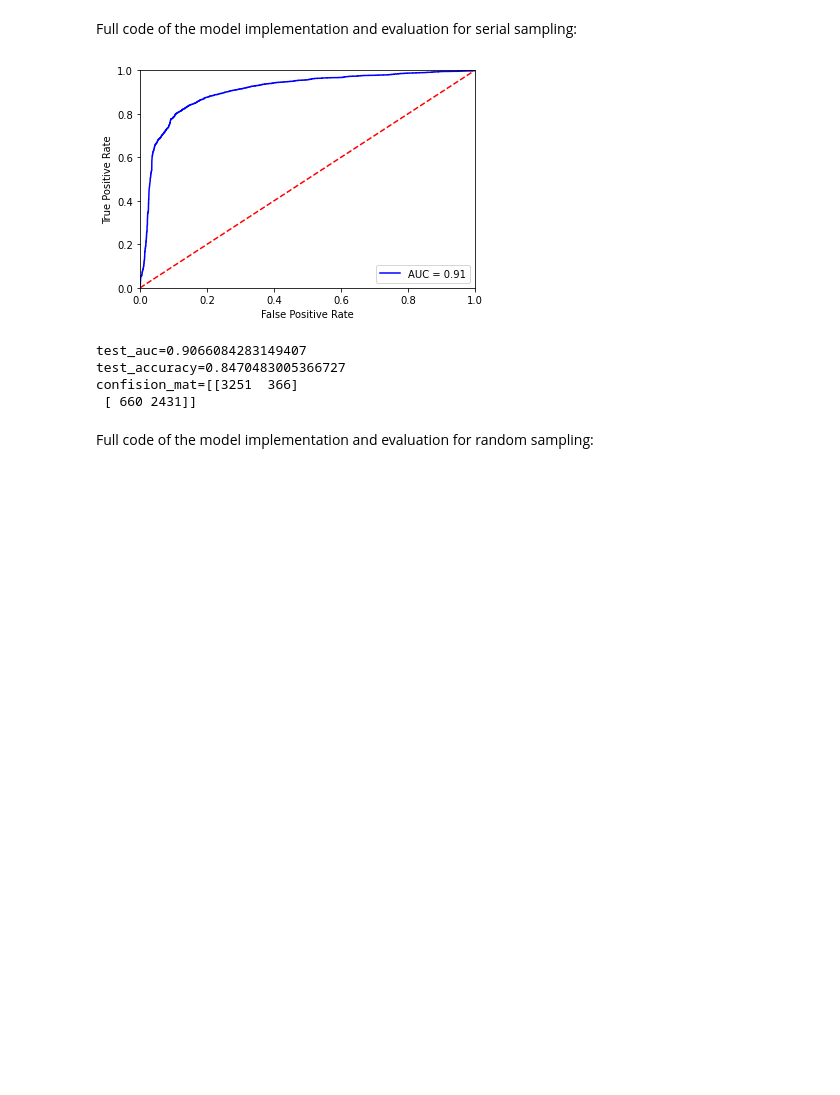
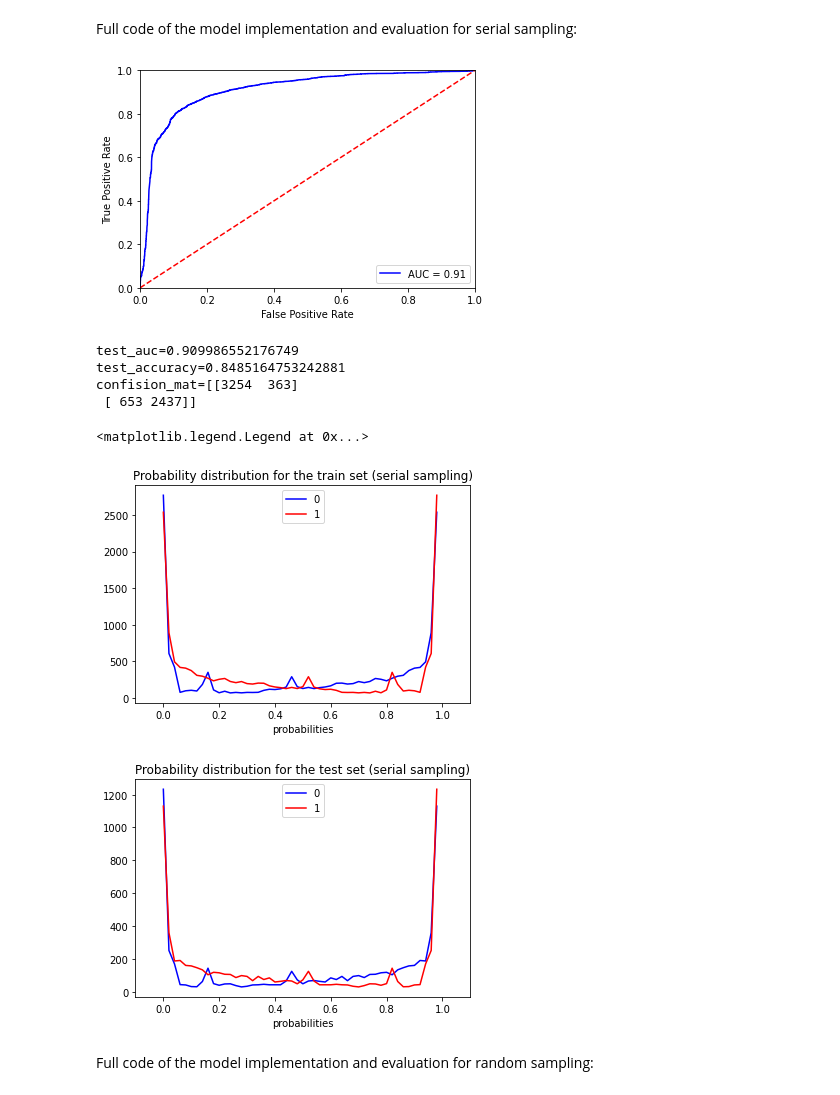
Before and after one commit to ish-codes-magic/DESY_Summer_Project, a Jupyter notebook: Report.ipynb, the cells around one changed output. Saved outputs shown, nothing was run; the diff lists cells and outputs as text; code cells hidden in the pictures; blank space fills up the shorter version.

```diff
--- a/Report.ipynb
+++ b/Report.ipynb
@@ -448,37 +483,81 @@ preds=np.array(predicts.select('prediction').collect())
 probas_1=[]
 for proba in probas:
     probas_1.append(proba[0][1])
 
 #calculating parametrs for ROC-curve plotting
 import sklearn.metrics as metrics
 fpr, tpr, threshold = metrics.roc_curve(lbls, probas_1)
 
 #calculating auc score
 roc_auc = metrics.auc(fpr, tpr)
 
 #ROC-curve plotting
 import matplotlib.pyplot as plt
 plt.plot(fpr, tpr, 'b', label = 'AUC = %0.2f' % roc_auc)
 plt.legend(loc = 'lower right')
 plt.plot([0, 1], [0, 1],'r--')
 plt.xlim([0, 1])
 plt.ylim([0, 1])
 plt.ylabel('True Positive Rate')
 plt.xlabel('False Positive Rate')
 plt.show()
 
 #calculating confusion matrix and model accuracy
 conf_mat=metrics.confusion_matrix(lbls,preds)
 accuracy=metrics.accuracy_score(lbls,preds)
 
 
 print('test_auc={}\ntest_accuracy={}\nconfision_mat={}'.format(roc_auc,accuracy,conf_mat))
+
+#probability distributions plotting
+predicts_train=lr.transform(X_train)
+probas1=np.array(predicts_train.select('probability').collect())
+prob_negative1=[]
+prob_positive1=[]
+for proba1 in probas1:
+    prob_negative1.append(proba1[0][0])
+    prob_positive1.append(proba1[0][1])
+prob_negative1=np.array(prob_negative1)
+prob_positive1=np.array(prob_positive1)
+
+probas=np.array(predicts.select('probability').collect())
+prob_negative=[]
+prob_positive=[]
+for proba in probas:
+    prob_negative.append(proba[0][0])
+    prob_positive.append(proba[0][1])
+prob_negative=np.array(prob_negative)
+prob_positive=np.array(prob_positive)
+
+neg_train=np.histogram(prob_negative1,50)
+pos_train=np.histogram(prob_positive1,50)
+neg_test=np.histogram(prob_negative,50)
+pos_test=np.histogram(prob_positive,50)
+
+plt.figure()
+plt.plot(neg_train[1][:len(neg_train[1])-1],neg_train[0], color='blue', label='0')
+plt.plot(pos_train[1][:len(pos_train[1])-1],pos_train[0], color='red', label='1')
+plt.xlim([-0.1,1.1])
+plt.xlabel('probabilities')
+plt.title('Probability distribution for the train set (serial sampling)')
+plt.legend()
+
+plt.figure()
+plt.plot(neg_test[1][:len(neg_test[1])-1],neg_test[0], color='blue', label='0')
+plt.plot(pos_test[1][:len(pos_test[1])-1],pos_test[0], color='red', label='1')
+plt.xlim([-0.1,1.1])
+plt.xlabel('probabilities')
+plt.title('Probability distribution for the test set (serial sampling)')
+plt.legend()
 # %% [output]
 [figure]
-test_auc=0.9066084283149407
-test_accuracy=0.8470483005366727
-confision_mat=[[3251  366]
- [ 660 2431]]
+test_auc=0.909986552176749
+test_accuracy=0.8485164753242881
+confision_mat=[[3254  363]
+ [ 653 2437]]
+<matplotlib.legend.Legend at 0x...>
+[figure, added]
+[figure, added]
 # %% [markdown]
 Full code of the model implementation and evaluation for random sampling:
 # %%
```
Also changed, not shown: parts of 15 cells of this notebook.
